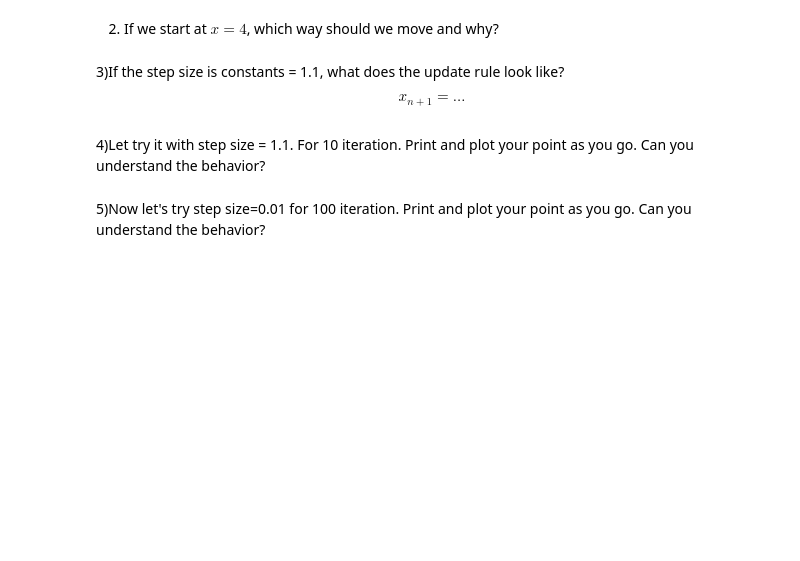
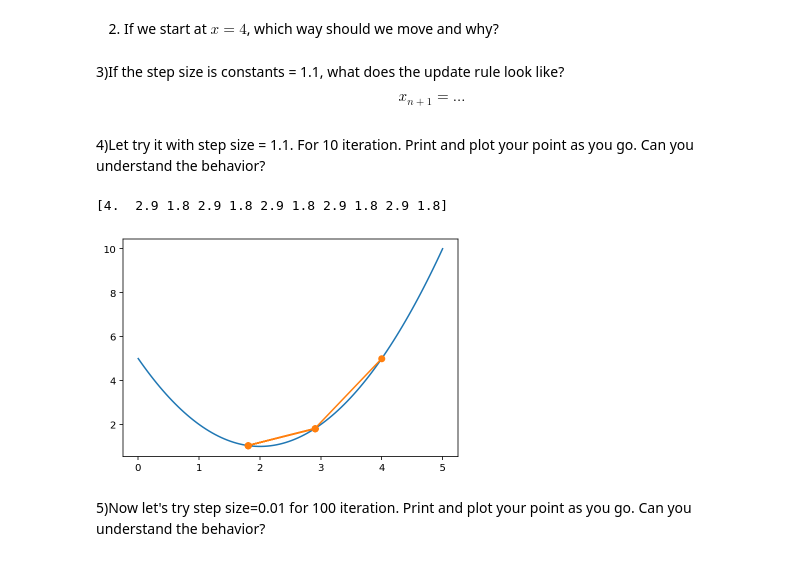
Before and after one commit to MUIC-Numerical-Methods-2018/Exercise-5, a Jupyter notebook: 05 Gradient Descent.ipynb, the cells around one changed output. Cells and saved outputs as stored; diff of their text form; code cells hidden in the pictures; blank space fills up the shorter version.

```diff
--- a/05 Gradient Descent.ipynb
+++ b/05 Gradient Descent.ipynb
@@ -20,12 +20,28 @@ $$x_{n+1} = \ldots$$
 # %%
 def optimize(f, fp, x0, step_size, n):
     guess = x0
+    guesses = [guess]
     for i in range(n):
         guess = guess - fp(guess)/abs(fp(guess))*step_size
-        print(guess)
-    return guess
+        guesses.append(guess)
+    return guess, np.array(guesses)
 
 def f(x):
     return (x-2)**2 + 1
+
+def fp(x):
+    return 2*(x-2)
+
+
+xs = np.linspace(0, 5, 100)
+ys = f(xs)
+plt.plot(xs, ys)
+
+x, guesses = optimize(f, fp, x0=4, step_size=1.1, n=10)
+plt.plot(guesses, f(guesses), 'o-')
+print(guesses)
+# %% [output]
+[4.  2.9 1.8 2.9 1.8 2.9 1.8 2.9 1.8 2.9 1.8]
+[figure, added]
 # %% [markdown]
 5)Now let's try step size=0.01 for 100 iteration. Print and plot your point as you go. Can you understand the behavior?
```
Also changed, not shown: parts of 3 cells of this notebook.
